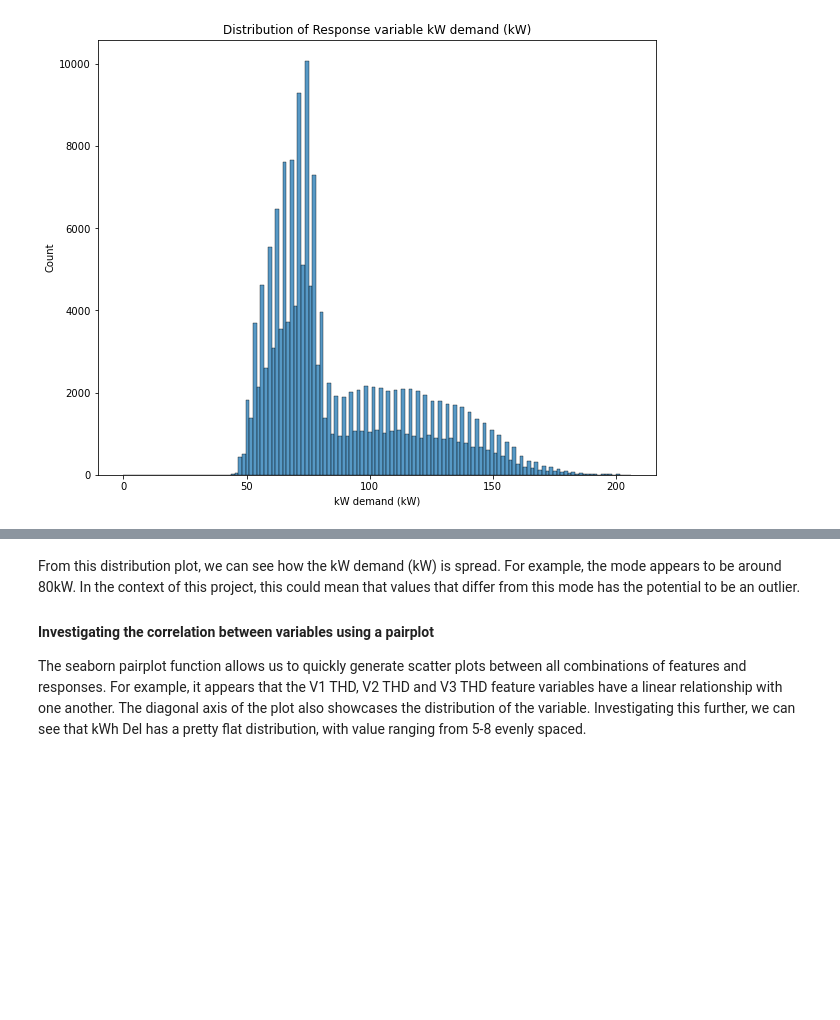
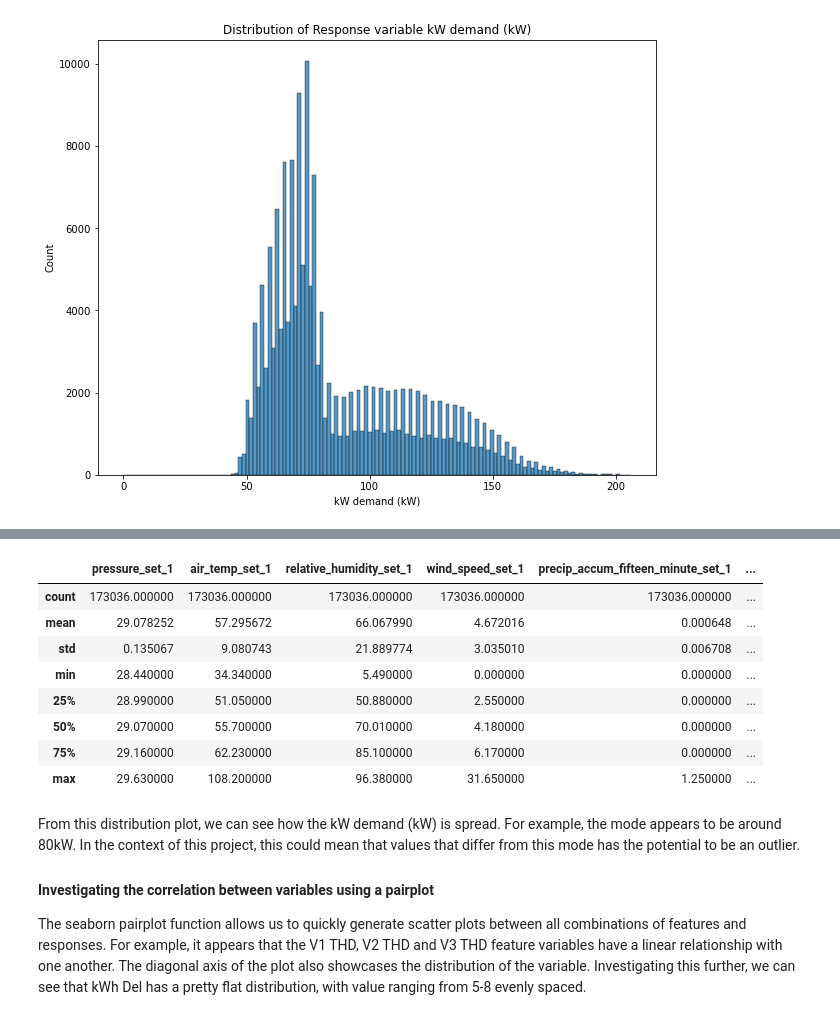
Before and after one commit to rachelngjiemin/131_group2, a Jupyter notebook: grp2_final_proj/FirstDraftProjectTemplate_2022.ipynb, the cells around one changed output, grey strips where cells are left out. Drawn from its saved outputs; the diff is of its cells as text; code cells hidden in the pictures; blank space fills up the shorter version.

```diff
--- a/grp2_final_proj/FirstDraftProjectTemplate_2022.ipynb
+++ b/grp2_final_proj/FirstDraftProjectTemplate_2022.ipynb
@@ -127,3 +159,17 @@ Text(0.5, 1.0, 'Distribution of Response variable kW demand (kW)')
+# %%
+merged_df = merged_df.astype({'pressure_set_1':'float','air_temp_set_1':'float', 'relative_humidity_set_1':'float', 'wind_speed_set_1':'float', 'precip_accum_fifteen_minute_set_1':'float', 'solar_radiation_set_1':'float'})
+# %%
+merged_df.describe(datetime_is_numeric=True)
+# %% [output]
+|  | pressure_set_1 | air_temp_set_1 | relative_humidity_set_1 | wind_speed_set_1 | precip_accum_fifteen_minute_set_1 | ... |
+| count | 173036.000000 | 173036.000000 | 173036.000000 | 173036.000000 | 173036.000000 | ... |
+| mean | 29.078252 | 57.295672 | 66.067990 | 4.672016 | 0.000648 | ... |
+| std | 0.135067 | 9.080743 | 21.889774 | 3.035010 | 0.006708 | ... |
+| min | 28.440000 | 34.340000 | 5.490000 | 0.000000 | 0.000000 | ... |
+| 25% | 28.990000 | 51.050000 | 50.880000 | 2.550000 | 0.000000 | ... |
+| 50% | 29.070000 | 55.700000 | 70.010000 | 4.180000 | 0.000000 | ... |
+| 75% | 29.160000 | 62.230000 | 85.100000 | 6.170000 | 0.000000 | ... |
+| max | 29.630000 | 108.200000 | 96.380000 | 31.650000 | 1.250000 | ... |
 # %% [markdown]
 From this distribution plot, we can see how the kW demand (kW) is spread. For example, the mode appears to be around 80kW. In the context of this project, this could mean that values that differ from this mode has the potential to be an outlier.
 
```
Also changed, not shown: parts of 4 cells of this notebook, 1 other file.
